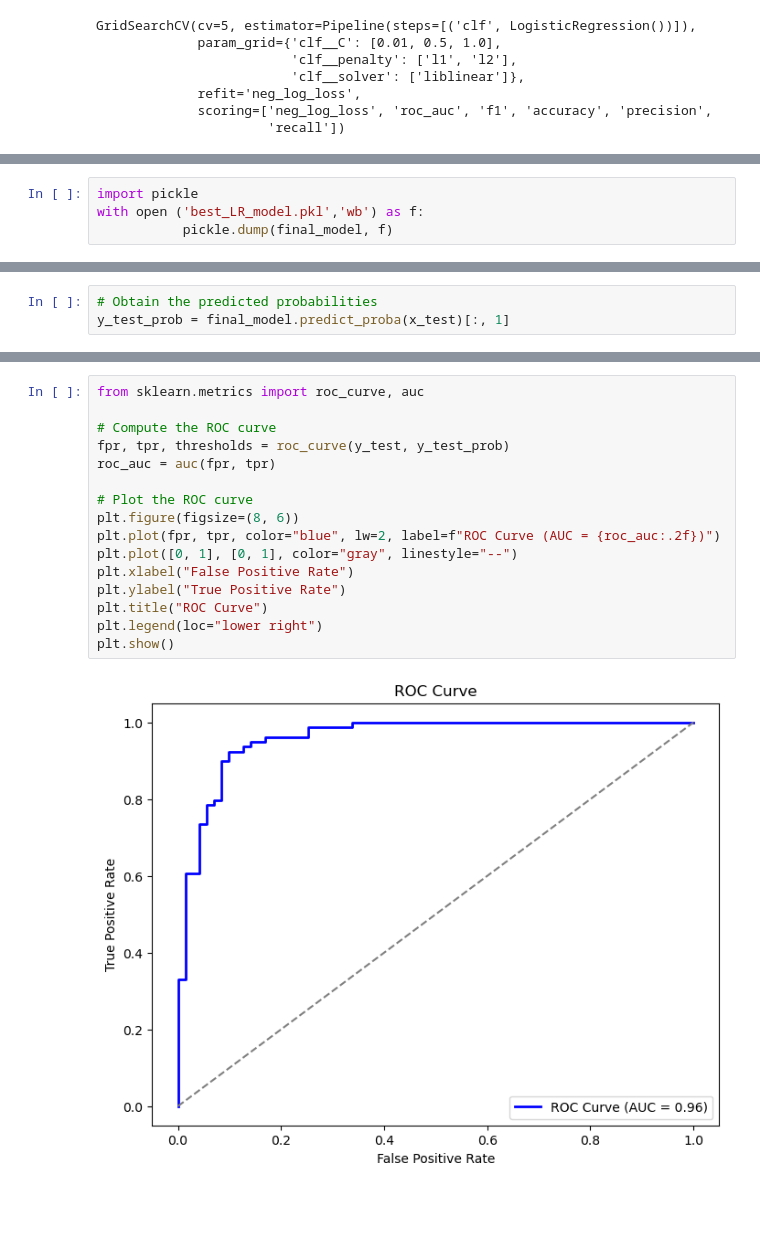
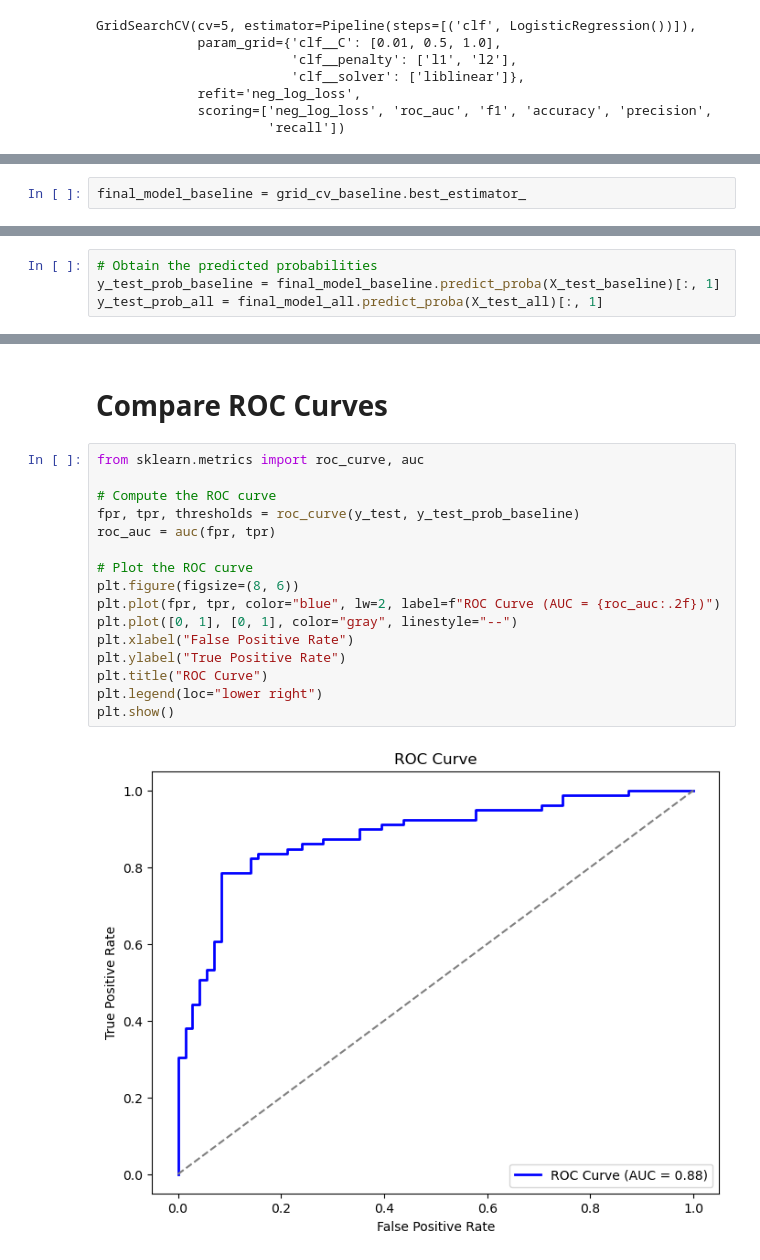
Before and after one commit to vivyuen/heart-failure-prediction, a Jupyter notebook: experiments/logistic_regression_experiments.ipynb, the cells around one changed output, grey strips where cells are left out. Drawn from its saved outputs; the diff is of its cells as text; blank space fills up the shorter version.

```diff
--- a/experiments/logistic_regression_experiments.ipynb
+++ b/experiments/logistic_regression_experiments.ipynb
@@ -163,0 +147,2 @@ res[['mean_fit_time', 'std_fit_time', 'mean_score_time', 'std_score_time',
+# %%
+final_model_baseline = grid_cv_baseline.best_estimator_
@@ -203,4 +185,0 @@ final_model = grid_cv.best_estimator_
-# %%
-import pickle
-with open ('best_LR_model.pkl','wb') as f:
-           pickle.dump(final_model, f)
@@ -207,3 +190,4 @@ with open ('best_LR_model.pkl','wb') as f:
 # %%
 # Obtain the predicted probabilities
-y_test_prob = final_model.predict_proba(x_test)[:, 1]
+y_test_prob_baseline = final_model_baseline.predict_proba(X_test_baseline)[:, 1]
+y_test_prob_all = final_model_all.predict_proba(X_test_all)[:, 1]
@@ -234,18 +236,20 @@ plt.show()
+# %% [markdown]
+# Compare ROC Curves
 # %%
 from sklearn.metrics import roc_curve, auc
 
 # Compute the ROC curve
-fpr, tpr, thresholds = roc_curve(y_test, y_test_prob)
+fpr, tpr, thresholds = roc_curve(y_test, y_test_prob_baseline)
 roc_auc = auc(fpr, tpr)
 
 # Plot the ROC curve
 plt.figure(figsize=(8, 6))
 plt.plot(fpr, tpr, color="blue", lw=2, label=f"ROC Curve (AUC = {roc_auc:.2f})")
 plt.plot([0, 1], [0, 1], color="gray", linestyle="--")
 plt.xlabel("False Positive Rate")
 plt.ylabel("True Positive Rate")
 plt.title("ROC Curve")
 plt.legend(loc="lower right")
 plt.show()
 # %% [output]
-[figure, old version]
+[figure, new version]
```
Also changed, not shown: parts of 20 cells of this notebook, 2 other files.
